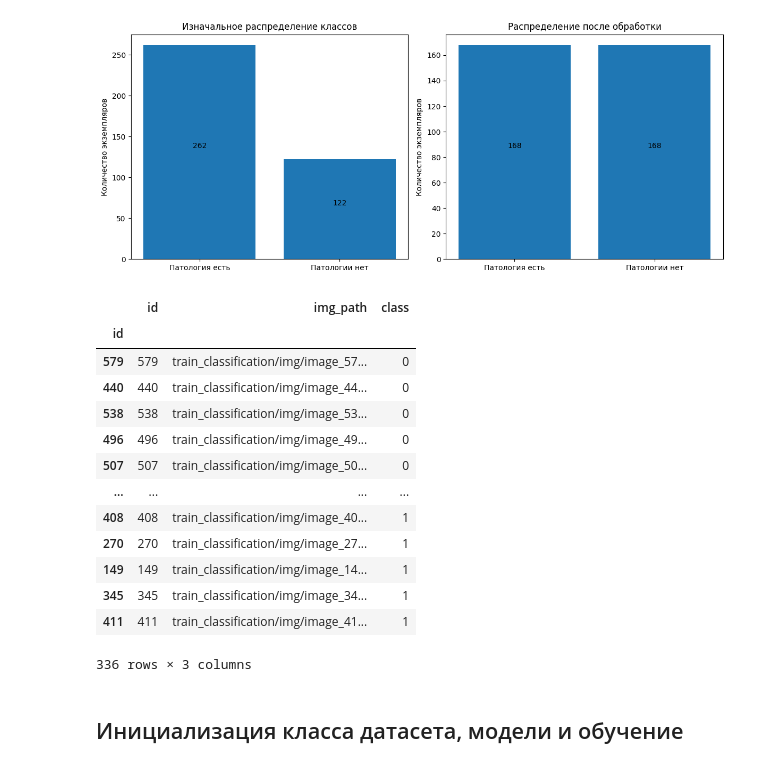
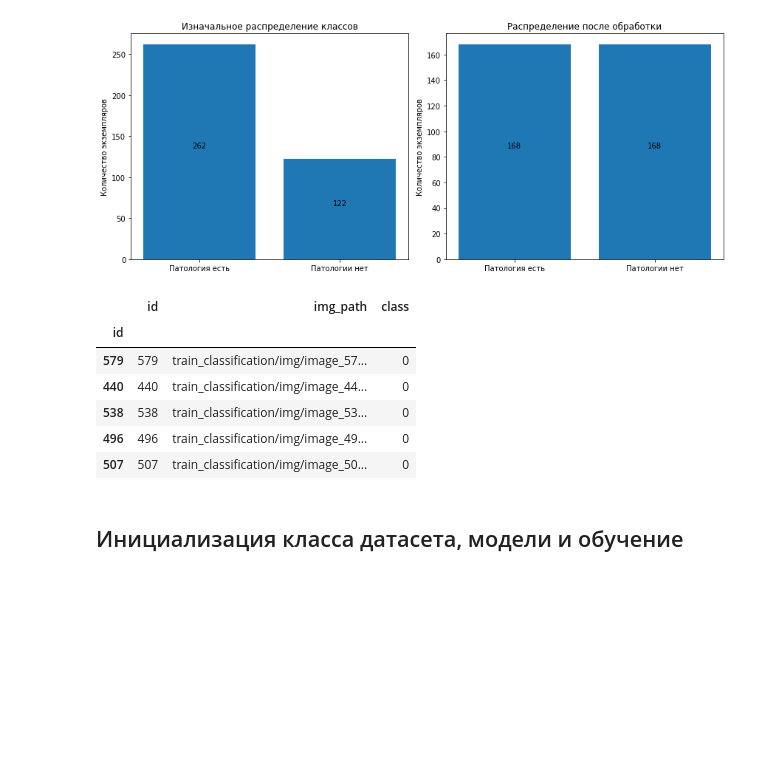
Before and after one commit to almanelis/spina_bifida, a Jupyter notebook: train_classification_model.ipynb, the cells around one changed output. Saved outputs shown, nothing was run; the diff lists cells and outputs as text; code cells hidden in the pictures; blank space fills up the shorter version.

```diff
--- a/train_classification_model.ipynb
+++ b/train_classification_model.ipynb
@@ -172,22 +160,15 @@ visualize_ba(train_df, balanced_dataset)
 # %% [output]
 [figure]
 # %%
-classification_train_df
+classification_train_df.head()
 # %% [output]
 |  | id | img_path | class |
 | id |  |  |  |
 | 579 | 579 | train_classification/img/image_57... | 0 |
 | 440 | 440 | train_classification/img/image_44... | 0 |
 | 538 | 538 | train_classification/img/image_53... | 0 |
 | 496 | 496 | train_classification/img/image_49... | 0 |
 | 507 | 507 | train_classification/img/image_50... | 0 |
-| ... | ... | ... | ... |
-| 408 | 408 | train_classification/img/image_40... | 1 |
-| 270 | 270 | train_classification/img/image_27... | 1 |
-| 149 | 149 | train_classification/img/image_14... | 1 |
-| 345 | 345 | train_classification/img/image_34... | 1 |
-| 411 | 411 | train_classification/img/image_41... | 1 |
-336 rows × 3 columns
 # %% [markdown]
 ## Инициализация класса датасета, модели и обучение
 # %%
```
Also changed, not shown: parts of 19 cells of this notebook, 2 other files.
